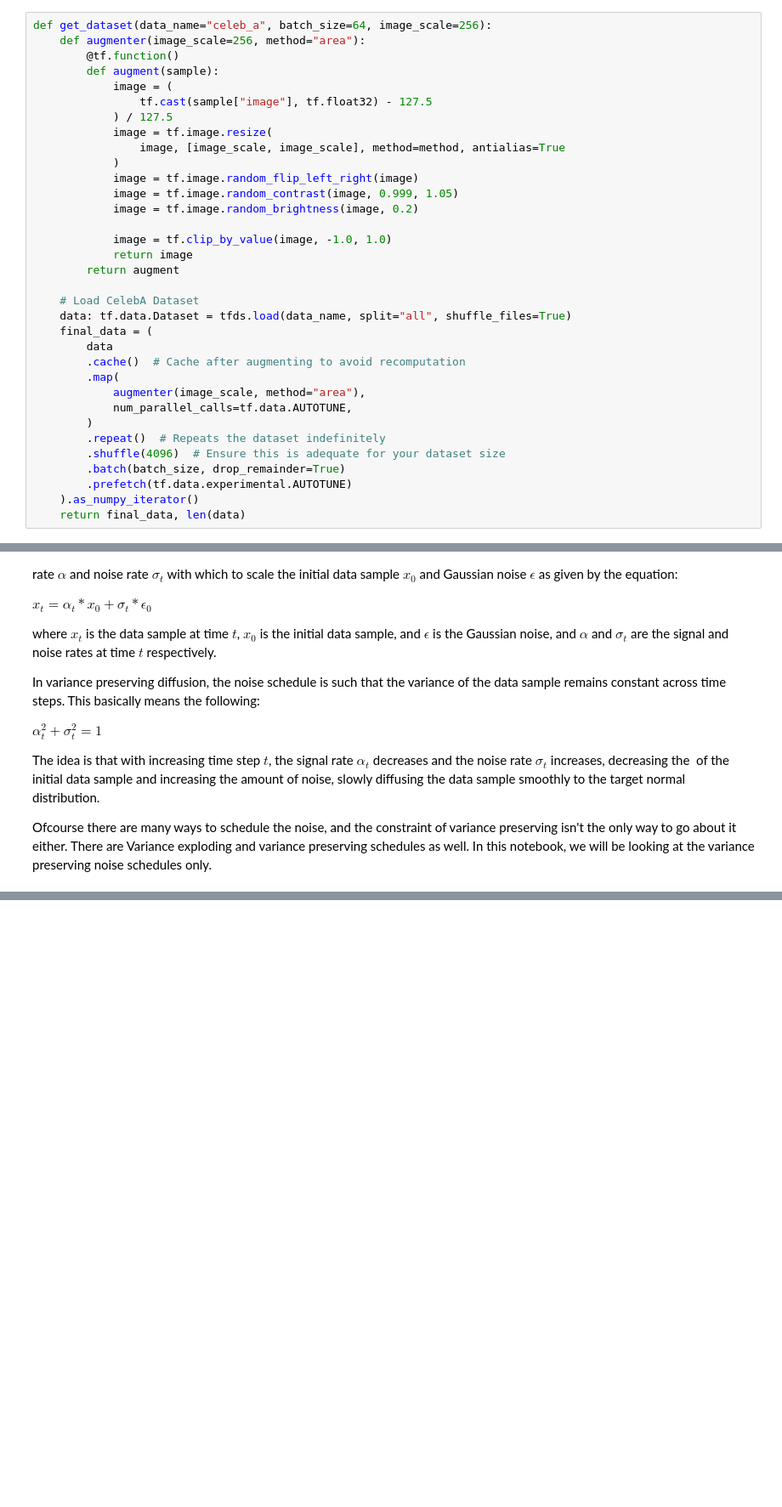
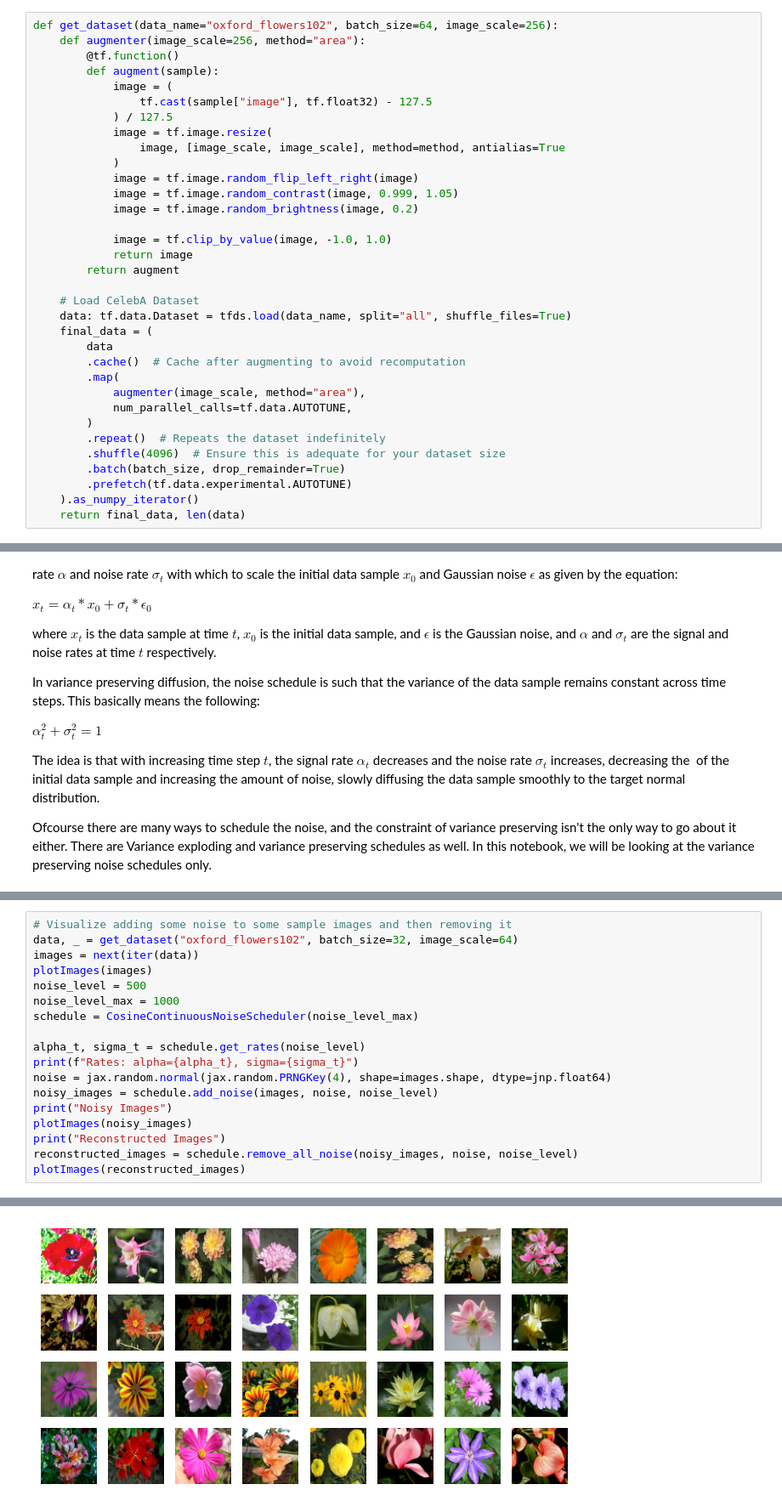
Before and after one commit to AshishKumar4/FlaxDiff, a Jupyter notebook: example notebooks/ddpm flax.ipynb, the cells around one changed output, grey strips where cells are left out. Shown at 85% size. Drawn from its saved outputs; the diff is of its cells as text; blank space fills up the shorter version.

```diff
--- a/example notebooks/ddpm flax.ipynb
+++ b/example notebooks/ddpm flax.ipynb
@@ -64,5 +128,5 @@ class RandomMarkovState(MarkovState):
 # %%
-def get_dataset(data_name="celeb_a", batch_size=64, image_scale=256):
+def get_dataset(data_name="oxford_flowers102", batch_size=64, image_scale=256):
     def augmenter(image_scale=256, method="area"):
         @tf.function()
         def augment(sample):
@@ -213,0 +352,19 @@ class CosineContinuousNoiseScheduler(ContinuousNoiseScheduler):
+# %%
+# Visualize adding some noise to some sample images and then removing it
+data, _ = get_dataset("oxford_flowers102", batch_size=32, image_scale=64)
+images = next(iter(data))
+plotImages(images)
+noise_level = 500
+noise_level_max = 1000
+schedule = CosineContinuousNoiseScheduler(noise_level_max)
+
+alpha_t, sigma_t = schedule.get_rates(noise_level)
+print(f"Rates: alpha={alpha_t}, sigma={sigma_t}")
+noise = jax.random.normal(jax.random.PRNGKey(4), shape=images.shape, dtype=jnp.float64)
+noisy_images = schedule.add_noise(images, noise, noise_level)
+print("Noisy Images")
+plotImages(noisy_images)
+print("Reconstructed Images")
+reconstructed_images = schedule.remove_all_noise(noisy_images, noise, noise_level)
+plotImages(reconstructed_images)
+# %% [output]
@@ -213,0 +372 @@ class CosineContinuousNoiseScheduler(ContinuousNoiseScheduler):
+[figure, added]
```
Also changed, not shown: parts of 22 cells of this notebook, 3 other files.
